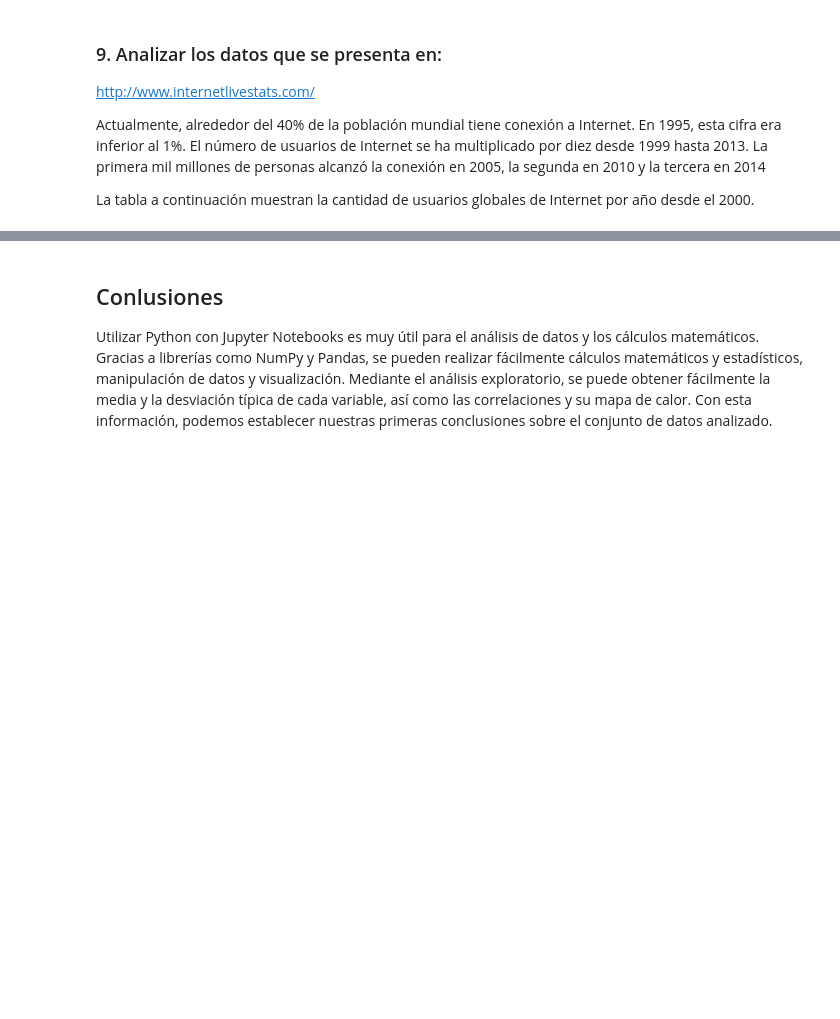
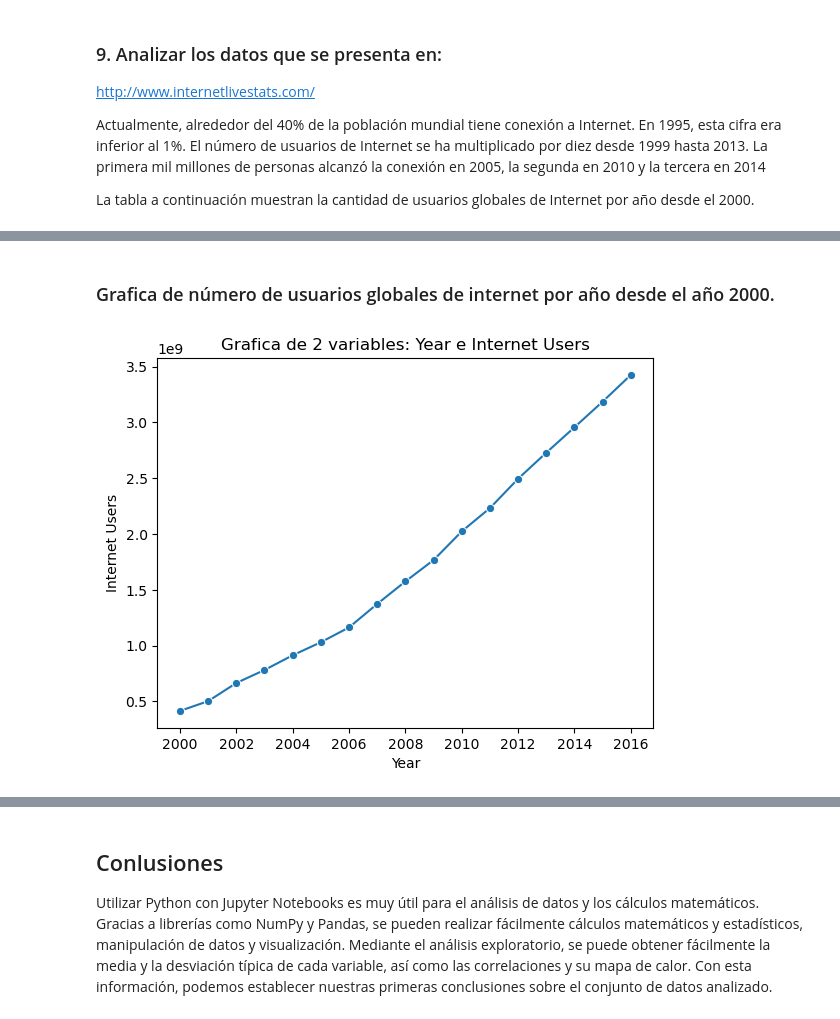
Before and after one commit to juandtap/Practica_02_analisis_multivariado_metodos_estocasticos, a Jupyter notebook: practica_02_probabilidad_momentos_exploracion.ipynb, the cells around one changed output, grey strips where cells are left out. Saved outputs shown, nothing was run; the diff lists cells and outputs as text; code cells hidden in the pictures; blank space fills up the shorter version.

Commit message:
actualizacion dataset internet

```diff
--- a/practica_02_probabilidad_momentos_exploracion.ipynb
+++ b/practica_02_probabilidad_momentos_exploracion.ipynb
@@ -496,0 +513,24 @@ memory usage: 1.2+ KB
+# %% [markdown]
+### Grafica de número de usuarios globales de internet por año desde el año 2000.
+# %%
+
+import seaborn as sns
+variable1 = 'Year'
+variable2 = 'Internet Users'
+
+# Extraer datos de las variables
+x = dataframe_internet[variable1]
+y = dataframe_internet[variable2]
+
+sns.lineplot(x = x,  y= y,marker = "o")
+
+# Agregar etiquetas y título
+plt.xlabel(variable1)
+plt.ylabel(variable2)
+plt.title('Grafica de 2 variables: {} e {}'.format(variable1, variable2))
+
+
+# Mostrar el gráfico
+plt.show()
+# %% [output]
+[figure, added]
```
Also changed, not shown: parts of 8 cells of this notebook, 1 other file.
